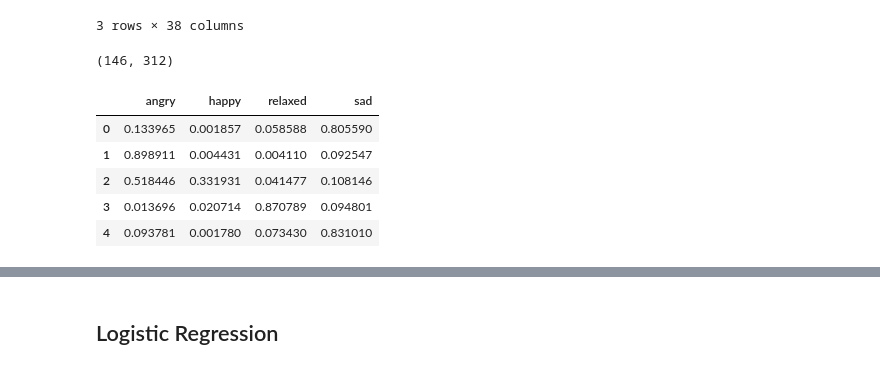
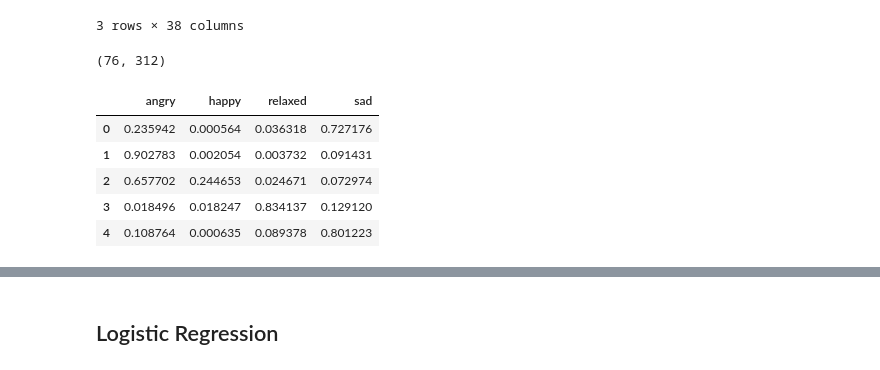
Before and after one commit to sgiammy/emotion-patterns-in-music-playlists, a Jupyter notebook: src/Advanced_Feature_Engineering.ipynb, the cells around one changed output, grey strips where cells are left out. Saved outputs shown, nothing was run; the diff lists cells and outputs as text; code cells hidden in the pictures.

```diff
--- a/src/Advanced_Feature_Engineering.ipynb
+++ b/src/Advanced_Feature_Engineering.ipynb
@@ -264,12 +266,11 @@ from sklearn.utils import class_weight
 def build_ann(optimizer='adam', input_size=X_vect.shape[1]):
     classifier = Sequential()
     # Add input layer
-    classifier.add(Dense(units = 60, kernel_initializer = 'random_normal',
-                         activation = 'sigmoid', input_dim = input_size))
+    classifier.add(Dense(units = 60, kernel_initializer = 'random_normal', activation = 'sigmoid', input_dim = input_size))
     classifier.add(Dropout(0.5))
 
     # Add hidden layers
-    classifier.add(Dense(units = 40, kernel_initializer = 'random_normal', activation = 'sigmoid', input_dim = input_size))
+    classifier.add(Dense(units = 60, kernel_initializer = 'random_normal', activation = 'sigmoid', input_dim = input_size))
     classifier.add(Dropout(0.5))
 
     # Add output layer
@@ -338,7 +339,7 @@ Prediction for: "Song 2" from "Blur"
 # %%
 import json
 
-n_pl = 5
+n_pl = 3
 
 data = json.load(open('./datasets/mpd.slice.0-999.json'))
 playlists = data['playlists'][:n_pl]
@@ -422,7 +423,7 @@ for (i, row) in tmp_df.iterrows():
 X_vect = np.array(X_vect)
 X_vect.shape
 # %% [output]
-(146, 312)
+(76, 312)
 # %%
 X_vect_nn = sc.transform(X_vect)
 # %%
@@ -431,11 +432,11 @@ y_pred = classifier.predict(X_vect_nn, verbose=0)
 classificationDf = pd.DataFrame(data=y_pred,columns=cm_labels)
 finalDf = pd.concat([df, classificationDf],axis=1)
 # %%
-finalDf[['angry', 'happy', 'relaxed', 'sad']].head(5)
+finalDf[cm_labels].head(5)
 # %% [output]
 |  | angry | happy | relaxed | sad |
-| 0 | 0.133965 | 0.001857 | 0.058588 | 0.805590 |
-| 1 | 0.898911 | 0.004431 | 0.004110 | 0.092547 |
-| 2 | 0.518446 | 0.331931 | 0.041477 | 0.108146 |
-| 3 | 0.013696 | 0.020714 | 0.870789 | 0.094801 |
-| 4 | 0.093781 | 0.001780 | 0.073430 | 0.831010 |
+| 0 | 0.235942 | 0.000564 | 0.036318 | 0.727176 |
+| 1 | 0.902783 | 0.002054 | 0.003732 | 0.091431 |
+| 2 | 0.657702 | 0.244653 | 0.024671 | 0.072974 |
+| 3 | 0.018496 | 0.018247 | 0.834137 | 0.129120 |
+| 4 | 0.108764 | 0.000635 | 0.089378 | 0.801223 |
```
Also changed, not shown: parts of 10 cells of this notebook, 2 other files.
